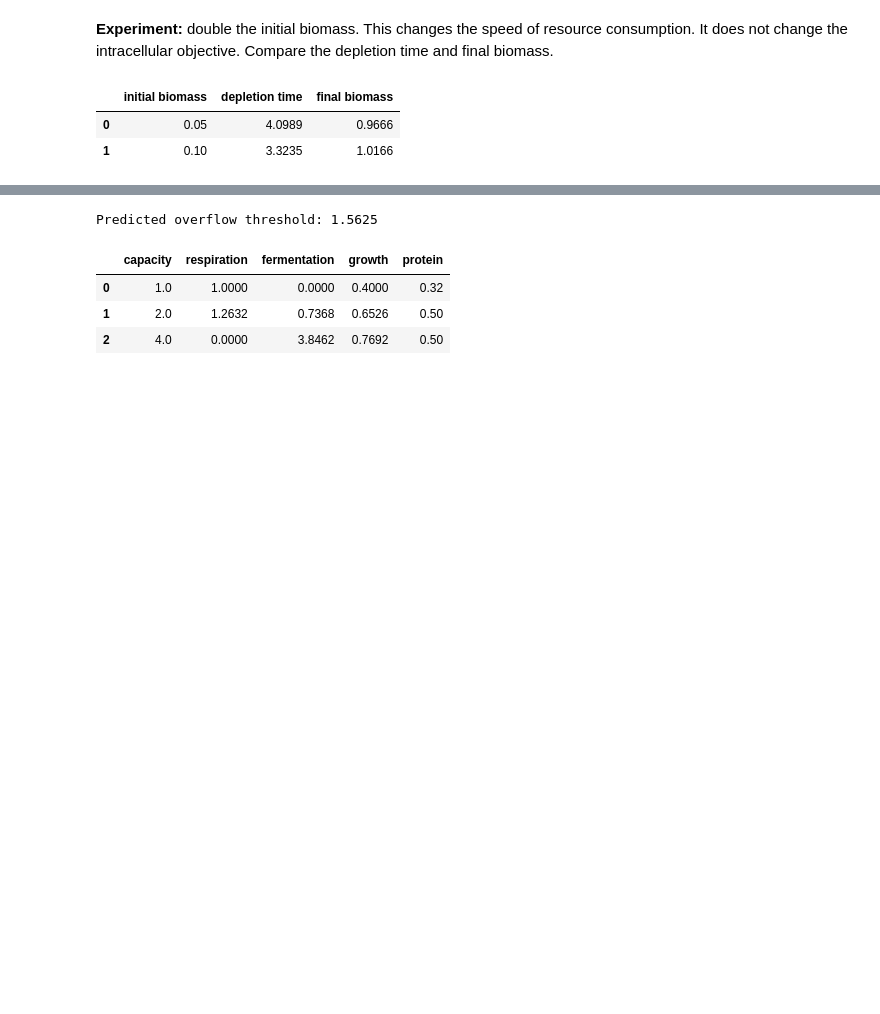
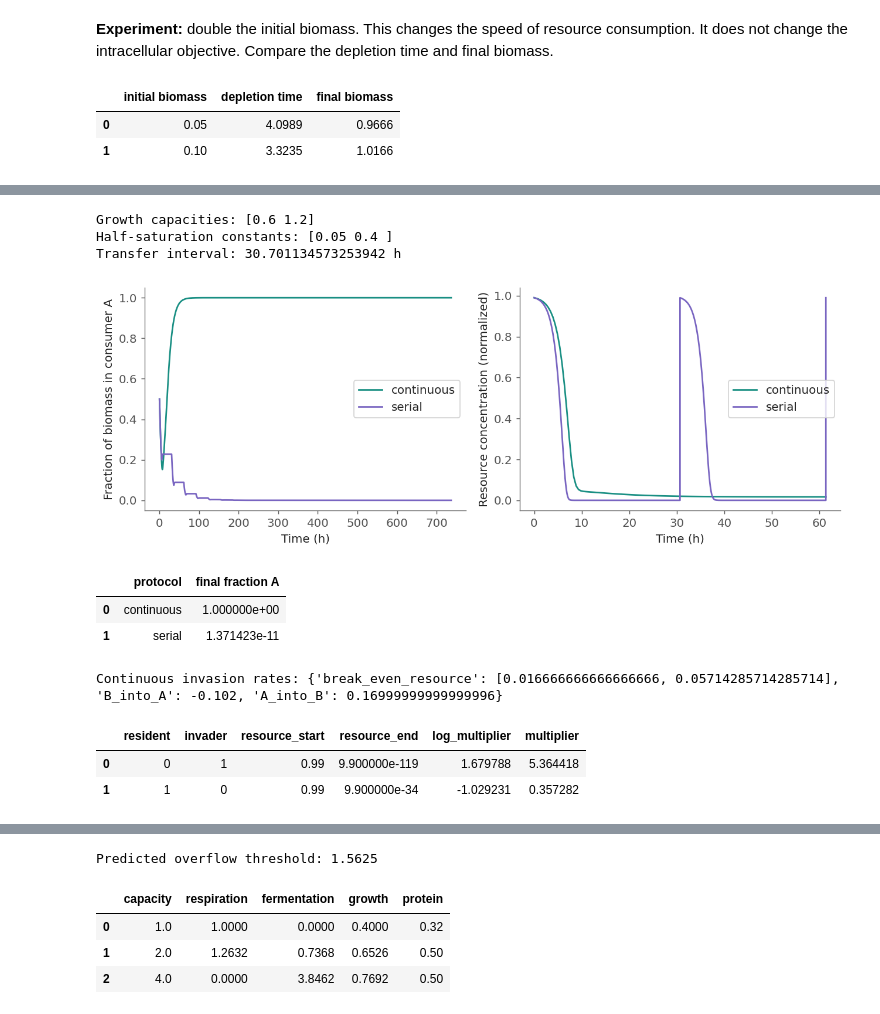
Before and after one commit to chemaoxfz/chemaoxfz.github.io, a Jupyter notebook: assets/ccbs/2026fall/demo-assets/lecture13/lecture13-live.ipynb, the cells around one changed output, grey strips where cells are left out. Drawn from its saved outputs; the diff is of its cells as text; code cells hidden in the pictures; blank space fills up the shorter version.

Commit message:
Expand Lecture 13 control, metabolic constraints and growth demonstrations

```diff
--- a/assets/ccbs/2026fall/demo-assets/lecture13/lecture13-live.ipynb
+++ b/assets/ccbs/2026fall/demo-assets/lecture13/lecture13-live.ipynb
@@ -259,0 +399,22 @@ display(pd.DataFrame([
+# %%
+display(SVG(filename=str(HERE / 'figures/culture-protocols.svg')))
+print('Growth capacities:', culture_protocol.V)
+print('Half-saturation constants:', culture_protocol.K)
+print('Transfer interval:', culture_protocol.INTERVAL, 'h')
+protocol_runs = {name:culture_protocol.simulate(name)
+                 for name in ['continuous','serial']}
+fig, axes = plt.subplots(1,2,figsize=(10,3.7))
+for name, result in protocol_runs.items():
+    axes[0].plot(result['time'], result['fraction_A'], label=name)
+    mask = result['time'] <= 2*culture_protocol.INTERVAL
+    axes[1].plot(result['time'][mask], result['resource'][mask], label=name)
+axes[0].set(xlabel='Time (h)', ylabel='Fraction of biomass in consumer A')
+axes[1].set(xlabel='Time (h)', ylabel='Resource concentration (normalized)')
+for ax in axes: ax.legend()
+fig.tight_layout()
+plt.show()
+display(pd.DataFrame([{'protocol':name, 'final fraction A':r['fraction_A'][-1]}
+                      for name,r in protocol_runs.items()]))
+print('Continuous invasion rates:', culture_protocol.continuous_invasion())
+display(pd.DataFrame([culture_protocol.resident_cycle(i) for i in [0,1]]))
+# %% [output]
@@ -259,0 +422,11 @@ display(pd.DataFrame([
+Growth capacities: [0.6 1.2]
+Half-saturation constants: [0.05 0.4 ]
+Transfer interval: 30.701134573253942 h
+[figure, added]
+|  | protocol | final fraction A |
+| 0 | continuous | 1.000000e+00 |
+| 1 | serial | 1.371423e-11 |
+Continuous invasion rates: {'break_even_resource': [0.016666666666666666, 0.05714285714285714], 'B_into_A': -0.102, 'A_into_B': 0.16999999999999996}
+|  | resident | invader | resource_start | resource_end | log_multiplier | multiplier |
+| 0 | 0 | 1 | 0.99 | 9.900000e-119 | 1.679788 | 5.364418 |
+| 1 | 1 | 0 | 0.99 | 9.900000e-34 | -1.029231 | 0.357282 |
```
Also changed, not shown: parts of 55 cells of this notebook, 3 other files.
